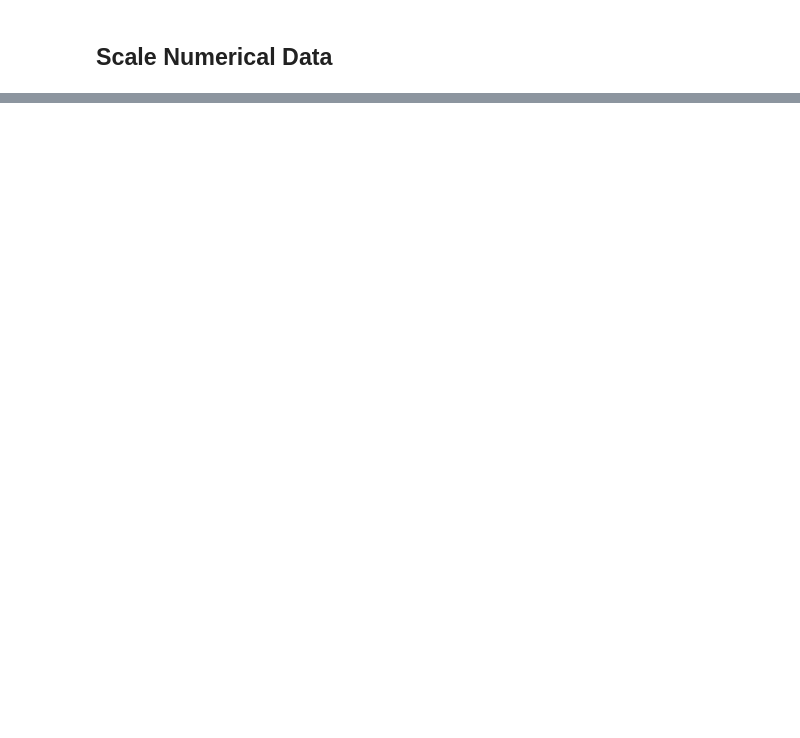
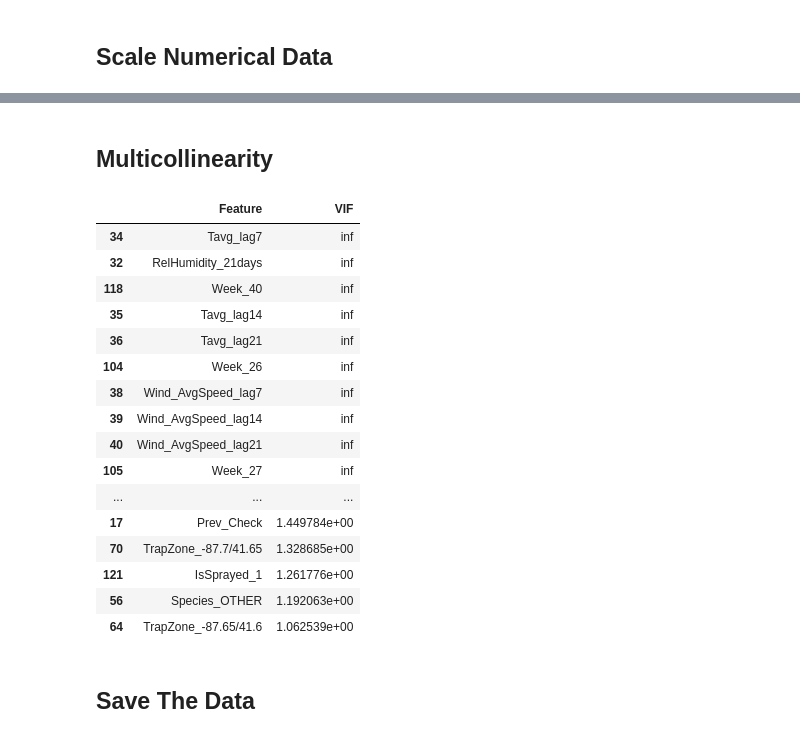
Before and after one commit to DR-611/Capstone2_WestNileVirusPrediction, a Jupyter notebook: Notebooks/PredictWestNile_Preprocessing.ipynb, the cells around one changed output, grey strips where cells are left out. Drawn from its saved outputs; the diff is of its cells as text; code cells hidden in the pictures; blank space fills up the shorter version.

```diff
--- a/Notebooks/PredictWestNile_Preprocessing.ipynb
+++ b/Notebooks/PredictWestNile_Preprocessing.ipynb
@@ -81,3 +255,31 @@ X_test = pd.concat([scaled, X_test.drop(columns=columns)], axis=1)
+# %% [markdown]
+## Multicollinearity
+# %%
+df_VIF = pd.DataFrame({'Feature':X_train.columns})
+vif_values = [variance_inflation_factor(X_train.values, i) for i in range(len(X_train.columns))]
+# %%
+df_VIF['VIF'] = vif_values
+df_VIF.sort_values(by='VIF', ascending=False)
+# %% [output]
+|  | Feature | VIF |
+| 34 | Tavg_lag7 | inf |
+| 32 | RelHumidity_21days | inf |
+| 118 | Week_40 | inf |
+| 35 | Tavg_lag14 | inf |
+| 36 | Tavg_lag21 | inf |
+| 104 | Week_26 | inf |
+| 38 | Wind_AvgSpeed_lag7 | inf |
+| 39 | Wind_AvgSpeed_lag14 | inf |
+| 40 | Wind_AvgSpeed_lag21 | inf |
+| 105 | Week_27 | inf |
+| ... | ... | ... |
+| 17 | Prev_Check | 1.449784e+00 |
+| 70 | TrapZone_-87.7/41.65 | 1.328685e+00 |
+| 121 | IsSprayed_1 | 1.261776e+00 |
+| 56 | Species_OTHER | 1.192063e+00 |
+| 64 | TrapZone_-87.65/41.6 | 1.062539e+00 |
+# %% [markdown]
+## Save The Data
 # %%
 #Save the training set
 datapath = '../data'
```
Also changed, not shown: parts of 22 cells of this notebook, 10 other files.
